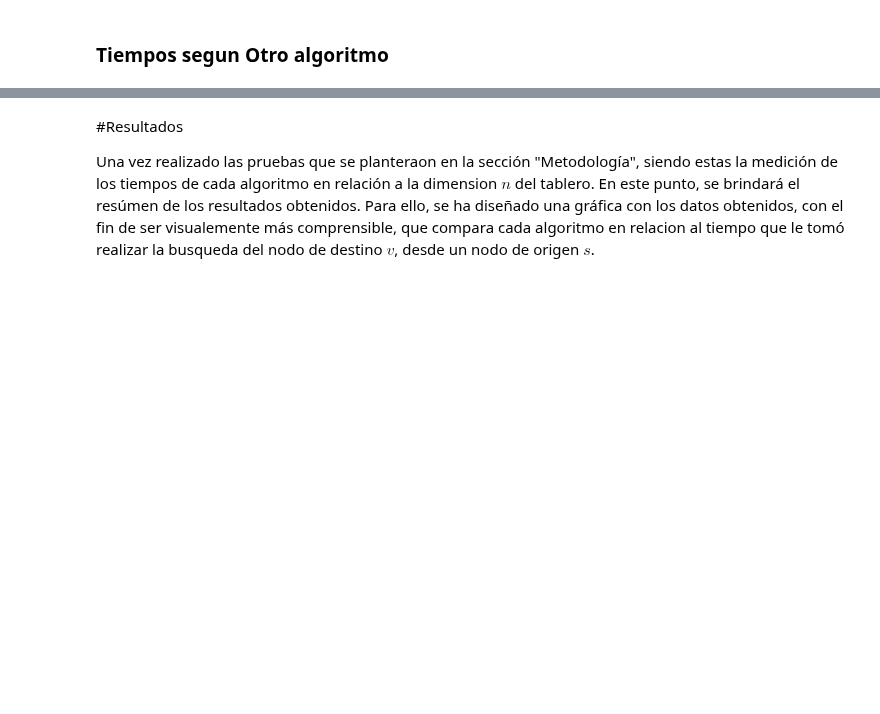
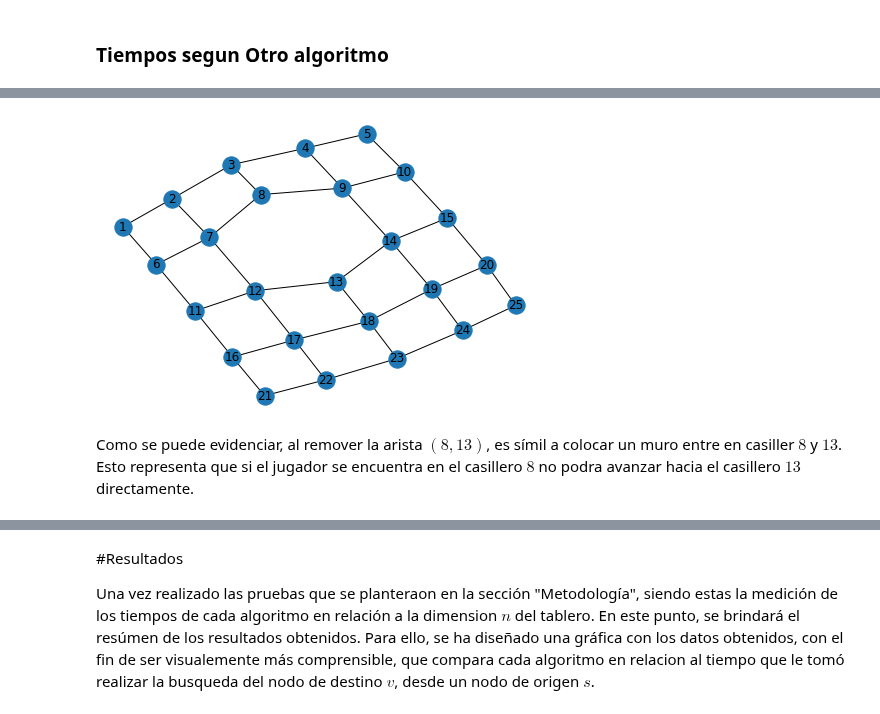
Before and after one commit to by-German/complejidad-algoritmica-quoridor, a Jupyter notebook: Trabajo_Final.ipynb, the cells around one changed output, grey strips where cells are left out. Saved outputs shown, nothing was run; the diff lists cells and outputs as text; code cells hidden in the pictures; blank space fills up the shorter version.

```diff
--- a/Trabajo_Final.ipynb
+++ b/Trabajo_Final.ipynb
@@ -515,0 +584,7 @@ print(bridges)
+# %%
+G.remove_edge(8, 13)
+nx.draw(G, with_labels = True)
+# %% [output]
+[figure, added]
+# %% [markdown]
+Como se puede evidenciar, al remover la arista $(8, 13)$, es símil a colocar un muro entre en casiller $8$ y $13$. Esto representa que si el jugador se encuentra en el casillero $8$ no podra avanzar hacia el casillero $13$ directamente.
```
Also changed, not shown: parts of 26 cells of this notebook.
